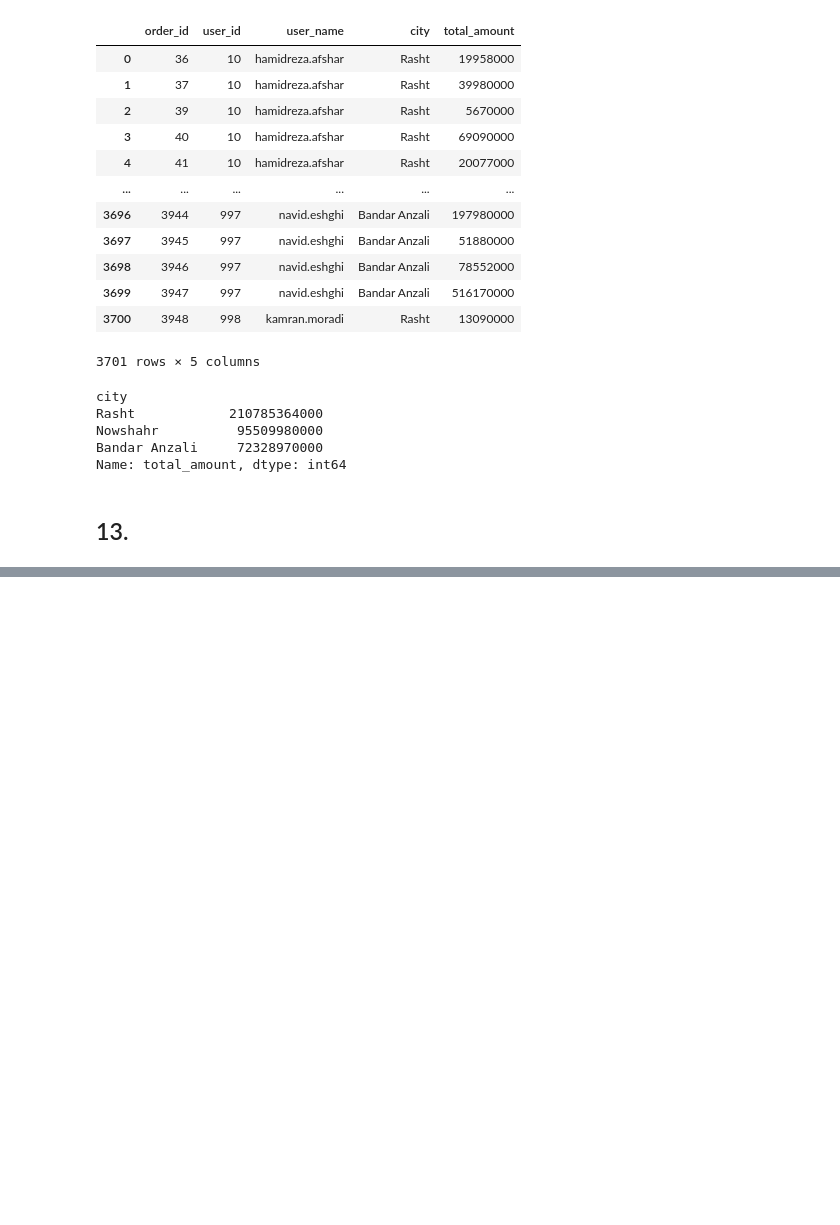
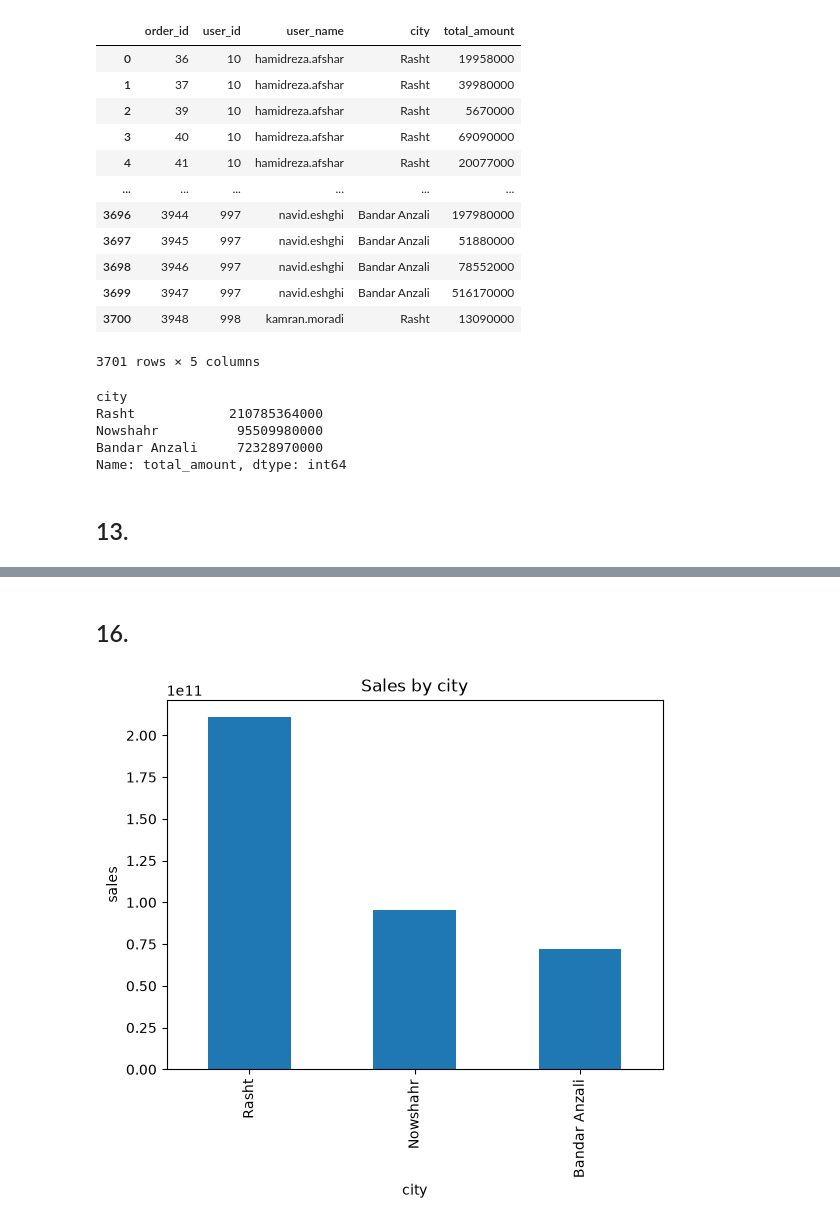
Before and after one commit to pouniq/Data_analytics_training, a Jupyter notebook: Python/KohanNegar.ipynb, the cells around one changed output, grey strips where cells are left out. Drawn from its saved outputs; the diff is of its cells as text; code cells hidden in the pictures; blank space fills up the shorter version.

```diff
--- a/Python/KohanNegar.ipynb
+++ b/Python/KohanNegar.ipynb
@@ -304,0 +330,10 @@ Name: total_amount, dtype: int64
+# %% [markdown]
+## 16.
+# %%
+city_sales.plot(kind = 'bar')
+plt.title('Sales by city')
+plt.xlabel('city')
+plt.ylabel('sales')
+plt.show()
+# %% [output]
+[figure, added]
```
Also changed, not shown: parts of 11 cells of this notebook.
